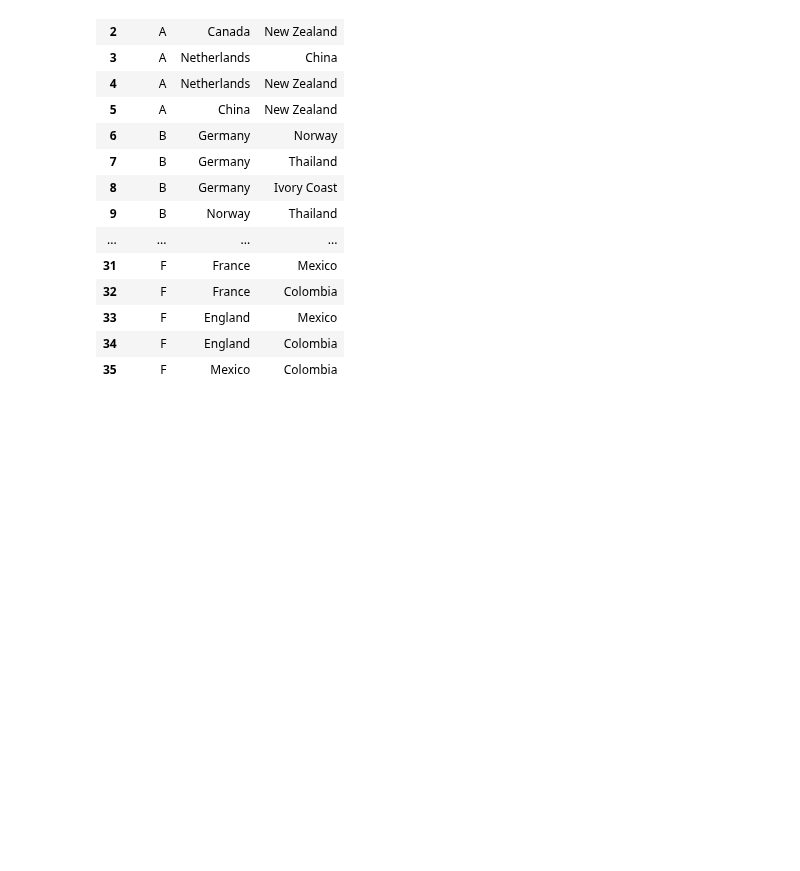
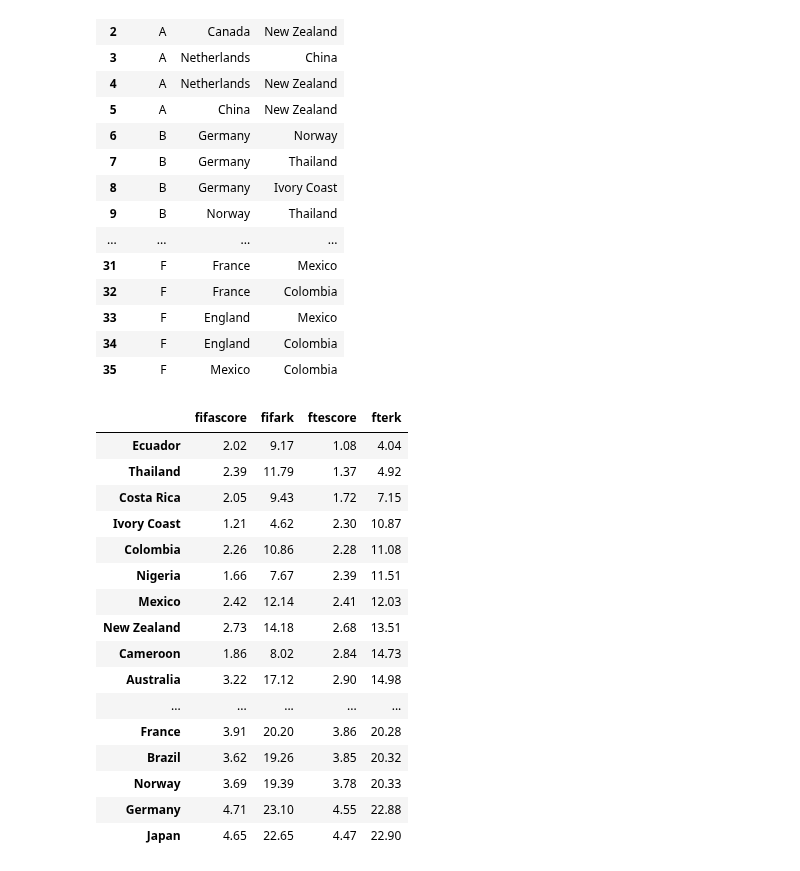
Before and after one commit to selwyth/wwc2015, a Jupyter notebook: normmodel.ipynb, the cells around one changed output. Cells and saved outputs as stored; diff of their text form; code cells hidden in the pictures; blank space fills up the shorter version.

```diff
--- a/normmodel.ipynb
+++ b/normmodel.ipynb
@@ -111,10 +111,10 @@ matchdf
 | 34 | F | England | Colombia |
 | 35 | F | Mexico | Colombia |
 # %%
-def score_comparator(A, B):
+def score_comparator(A, B, method):
   # 2 pts per win, 1 pt per draw per our rules
     import numpy as np
-    tscore = np.sqrt(np.power(220,2) + np.power(220,2))
+    tscore = np.sqrt(np.power(2*df[method].std(),2))
     if abs(A-B) < tscore:
         return 1,1
     elif A - B >= tscore:
@@ -123,16 +123,23 @@ def score_comparator(A, B):
         return 0,2
 
 def montecarlo(method, simulations):
-  # args are method (str) in ['fifascore', 'ftescore'] and simulations (int)
+    """
+    Args:
+        method: ['fifascore', 'ftescore']
+        simulations: An int for number of trials
+
+    Returns:
+        A tuple (x,y) where x is a DataFrame of scores and y is a DataFrame of team rank (max method) in each trial
+    """
     scorelist = []
     rklist=[]
     for i in range(simulations):
         matchdf['mean1'] = matchdf.team1.map(df[method]) # bring over the mean
         matchdf['mean2'] = matchdf.team2.map(df[method])
-        matchdf['draw1'] = matchdf.mean1.map(lambda x: stats.norm(x, 220).rvs(1)[0]) # random pull from normdist
-        matchdf['draw2'] = matchdf.mean2.map(lambda x: stats.norm(x, 220).rvs(1)[0])
-        matchdf['score1'] = matchdf.apply(lambda x: score_comparator(x.draw1, x.draw2)[0], axis=1) # points for team1
-        matchdf['score2'] = matchdf.apply(lambda x: score_comparator(x.draw1, x.draw2)[1], axis=1)
+        matchdf['draw1'] = matchdf.mean1.map(lambda x: stats.norm(x, df[method].std()).rvs(1)[0]) # random pull from normdist
+        matchdf['draw2'] = matchdf.mean2.map(lambda x: stats.norm(x, df[method].std()).rvs(1)[0])
+        matchdf['score1'] = matchdf.apply(lambda x: score_comparator(x.draw1, x.draw2, method)[0], axis=1) # points for team1
+        matchdf['score2'] = matchdf.apply(lambda x: score_comparator(x.draw1, x.draw2, method)[1], axis=1)
         scores = pd.concat([matchdf.groupby('team1').sum().score1, matchdf.groupby('team2').sum().score2],
                           axis=1, join='outer')
         scores.fillna(0, inplace=True)
@@ -147,5 +154,5 @@ def montecarlo(method, simulations):
     rank_trials = pd.concat(rklist, axis=1)
     return score_trials, rank_trials
 
-%timeit montecarlo('fifascore', 5000)
-%timeit montecarlo('fte', 5000)
+# %timeit montecarlo('fifascore', 100);
+# %timeit montecarlo('ftescore', 100);
@@ -154,0 +159,26 @@ fte = montecarlo('fte', 5000)
+# %%
+fifa_score, fifa_rk = montecarlo('fifascore', 100)
+fte_score, fte_rk = montecarlo('ftescore', 100)
+# %%
+result = pd.concat([fifa_score.mean(axis=1), fifa_rk.mean(axis=1),
+                    fte_score.mean(axis=1), fte_rk.mean(axis=1)], axis=1)
+result.columns = ['fifascore', 'fifark', 'ftescore', 'fterk']
+result.sort('fterk')
+# %% [output]
+|  | fifascore | fifark | ftescore | fterk |
+| Ecuador | 2.02 | 9.17 | 1.08 | 4.04 |
+| Thailand | 2.39 | 11.79 | 1.37 | 4.92 |
+| Costa Rica | 2.05 | 9.43 | 1.72 | 7.15 |
+| Ivory Coast | 1.21 | 4.62 | 2.30 | 10.87 |
+| Colombia | 2.26 | 10.86 | 2.28 | 11.08 |
+| Nigeria | 1.66 | 7.67 | 2.39 | 11.51 |
+| Mexico | 2.42 | 12.14 | 2.41 | 12.03 |
+| New Zealand | 2.73 | 14.18 | 2.68 | 13.51 |
+| Cameroon | 1.86 | 8.02 | 2.84 | 14.73 |
+| Australia | 3.22 | 17.12 | 2.90 | 14.98 |
+| ... | ... | ... | ... | ... |
+| France | 3.91 | 20.20 | 3.86 | 20.28 |
+| Brazil | 3.62 | 19.26 | 3.85 | 20.32 |
+| Norway | 3.69 | 19.39 | 3.78 | 20.33 |
+| Germany | 4.71 | 23.10 | 4.55 | 22.88 |
+| Japan | 4.65 | 22.65 | 4.47 | 22.90 |
```
Also changed, not shown: parts of 2 cells of this notebook.
